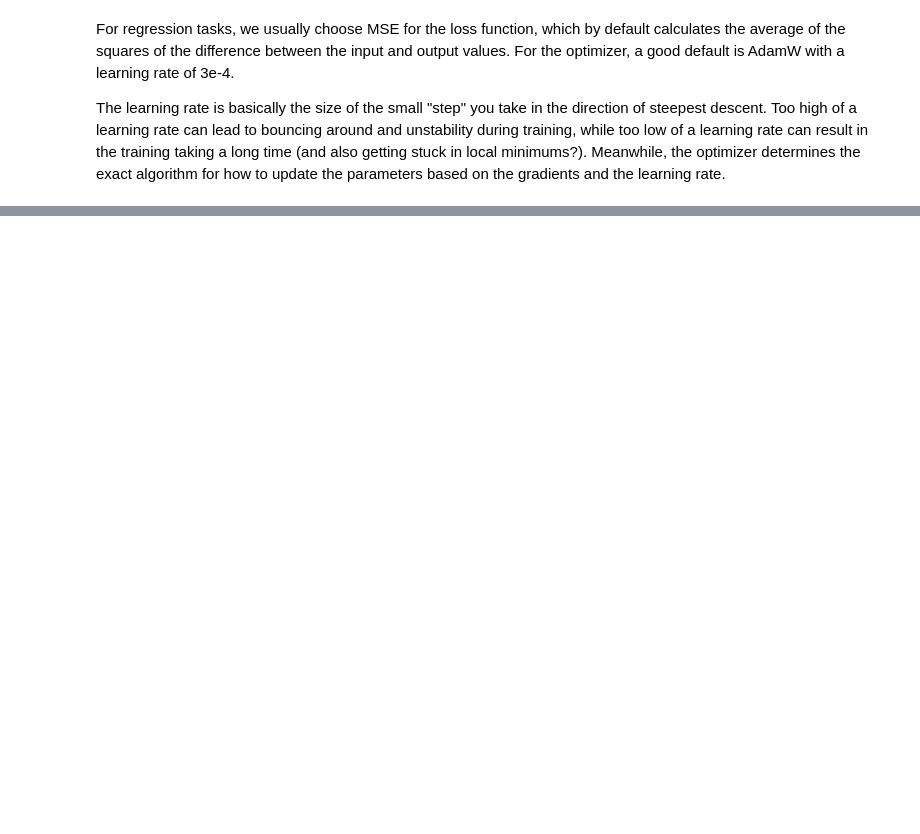
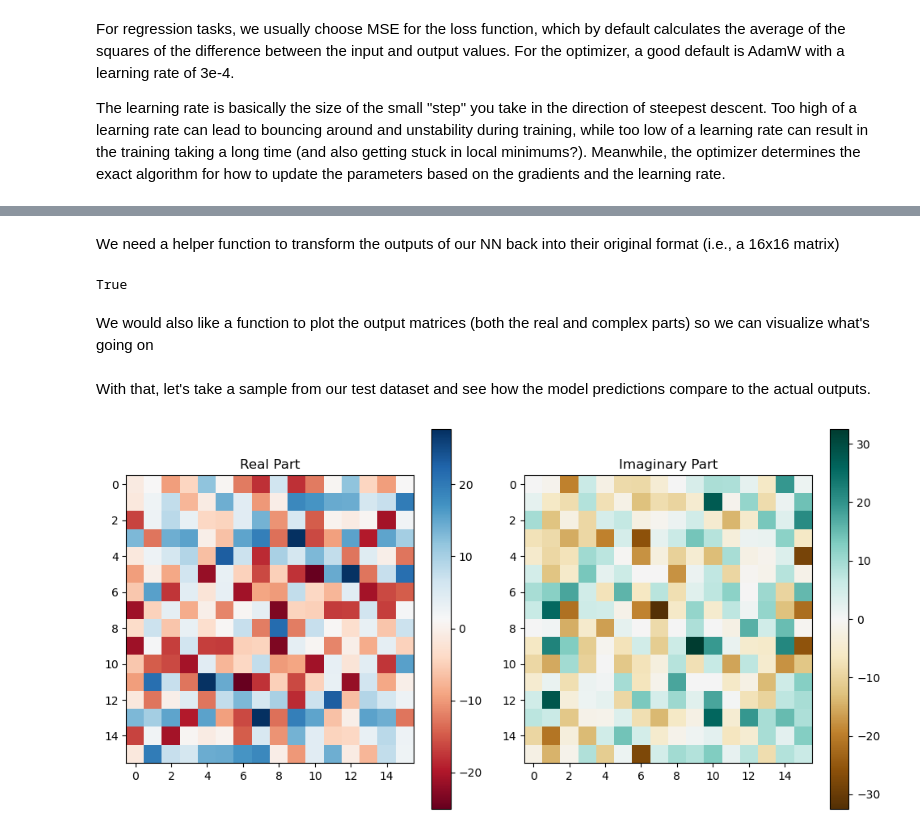
Before and after one commit to boninif06/SPS_Curriculum, a Jupyter notebook: Intro_DL_4_Physics/intro_pytorch.ipynb, the cells around one changed output, grey strips where cells are left out. Drawn from its saved outputs; the diff is of its cells as text; code cells hidden in the pictures; blank space fills up the shorter version.

```diff
--- a/Intro_DL_4_Physics/intro_pytorch.ipynb
+++ b/Intro_DL_4_Physics/intro_pytorch.ipynb
@@ -454,0 +504,68 @@ torch.save(model.state_dict(), "model.pth")
+# %% [markdown]
+We need a helper function to transform the outputs of our NN back into their original format (i.e., a 16x16 matrix)
+# %%
+def reformat_matrix(tensor: torch.Tensor) -> torch.Tensor:
+    # tensor should be a 1D vector of length 512
+    real_part = tensor[:256].reshape(16, 16)
+    imag_part = tensor[256:].reshape(16, 16)
+
+    # return in complex form
+    return torch.complex(real_part, imag_part)
+
+# Just to make sure the function is correct, we can try on some sample data
+x = torch.complex(torch.randn(16, 16), torch.randn(16, 16))
+y = torch.cat((x.real.flatten(), x.imag.flatten()), dim=-1)
+y = reformat_matrix(y)
+print(torch.equal(x, y))    # should be True
+# %% [output]
+True
+# %% [markdown]
+We would also like a function to plot the output matrices (both the real and complex parts) so we can visualize what's going on
+# %%
+def plot_complex_matrix(matrix):
+    """
+    Plots a complex-valued matrix. The real part is shown in one subplot,
+    and the imaginary part is shown in another subplot.
+
+    Args:
+        matrix (torch.Tensor or np.ndarray): Complex-valued matrix to plot.
+    """
+    if isinstance(matrix, torch.Tensor):
+        real_part = matrix.real.numpy()
+        imag_part = matrix.imag.numpy()
+    elif isinstance(matrix, np.ndarray):
+        real_part = matrix.real
+        imag_part = matrix.imag
+    else:
+        raise TypeError("Input must be a PyTorch tensor or a NumPy array.")
+
+    plt.figure(figsize=(10, 5))
+
+    # Plot the real part
+    plt.subplot(1, 2, 1)
+    plt.imshow(real_part, cmap='RdBu', interpolation='none')
+    plt.colorbar()
+    plt.title("Real Part")
+
+    # Plot the imaginary part
+    plt.subplot(1, 2, 2)
+    plt.imshow(imag_part, cmap='BrBG', interpolation='none')
+    plt.colorbar()
+    plt.title("Imaginary Part")
+
+    plt.tight_layout()
+    plt.show()
+# %% [markdown]
+With that, let's take a sample from our test dataset and see how the model predictions compare to the actual outputs.
+# %%
+# input vector
+x = input_data[-1]
+
+# get true output
+y = output_data[-1]
+
+# plot the matrix
+y = reformat_matrix(y)
+plot_complex_matrix(y)
+# %% [output]
+[figure, added]
```
Also changed, not shown: parts of 16 cells of this notebook, 1 other file.
